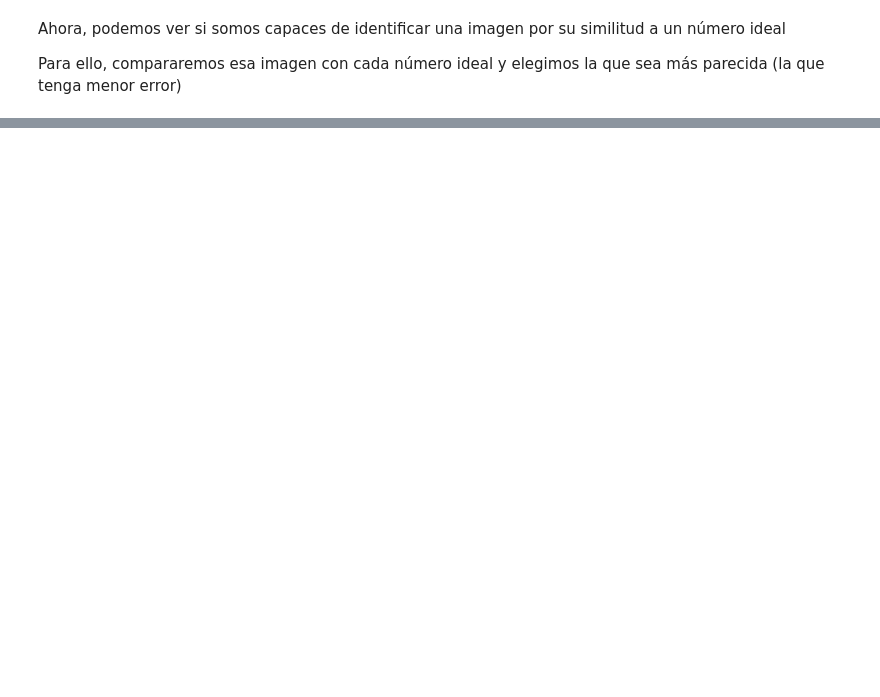
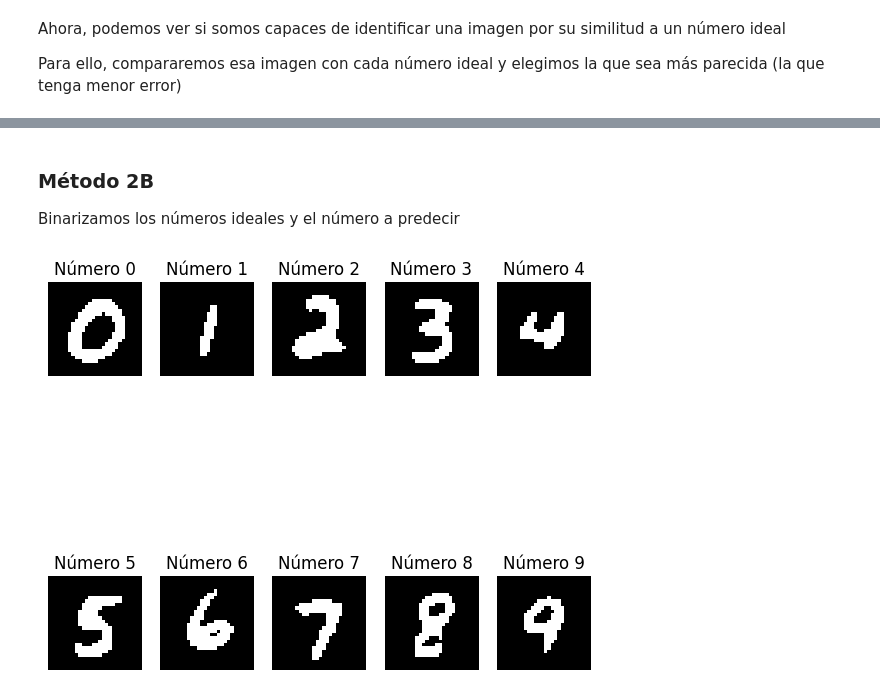
Before and after one commit to i2c-uc3m/IA-Workshop, a Jupyter notebook: Digit Recognizer/digit-recognizer.ipynb, the cells around one changed output, grey strips where cells are left out. Drawn from its saved outputs; the diff is of its cells as text; code cells hidden in the pictures; blank space fills up the shorter version.

Commit message:
Añadidos 4 métodos para predecir

```diff
--- a/Digit Recognizer/digit-recognizer.ipynb
+++ b/Digit Recognizer/digit-recognizer.ipynb
@@ -319,0 +291,15 @@ Probabilidades: [0.203, -0.099, 0.201, 0.141, 0.054, 0.156, 0.096, 0.06, 0.134,
+# %%
+# Probamos a predecir todos los números de 'train'          !!!!!!!!!!!!!!!!!!!!!!!!! NO estamos probando en 'test' !!!!!!!!!
+# Guardamos el total de aciertos para cada número
+aciertos = [0] * 10
+fallos = [0] * 10
+
+for i in range(len(train)):
+    prediccion = predict(train, i, mostrarErrores=False)
+    target = int(train.iloc[i]["label"])
+
+    # Sumamos uno si acierta
+    if prediccion == target:
+        aciertos[target] += 1
+    else:
+        fallos[target] += 1
@@ -319,0 +413,15 @@ Probabilidades: [0.203, -0.099, 0.201, 0.141, 0.054, 0.156, 0.096, 0.06, 0.134,
+# %%
+# Probamos a predecir todos los números de 'train'          !!!!!!!!!!!!!!!!!!!!!!!!! NO estamos probando en 'test' !!!!!!!!!
+# Guardamos el total de aciertos para cada número
+aciertos = [0] * 10
+fallos = [0] * 10
+
+for i in range(len(train)):
+    prediccion = predict2(train, i, mostrarErrores=False)
+    target = int(train.iloc[i]["label"])
+
+    # Sumamos uno si acierta
+    if prediccion == target:
+        aciertos[target] += 1
+    else:
+        fallos[target] += 1
@@ -319,0 +454,15 @@ Probabilidades: [0.203, -0.099, 0.201, 0.141, 0.054, 0.156, 0.096, 0.06, 0.134,
+# %% [markdown]
+### Método 2B
+Binarizamos los números ideales y el número a predecir
+# %%
+# --- Binarizamos cada número ideal ---
+nums_ideales2b = nums_ideales.copy()
+
+for n in range(len(nums_ideales2b)):
+    for i in range(nums_ideales2b[n].shape[0]):
+        for j in range(nums_ideales2b[n].shape[1]):
+            nums_ideales2b[n][i][j] = round(nums_ideales2b[n][i][j])
+# %%
+mostrarNumsIdeales(nums_ideales2b)
+# %% [output]
+[figure, added]
```
Also changed, not shown: parts of 22 cells of this notebook, 1 other file.
